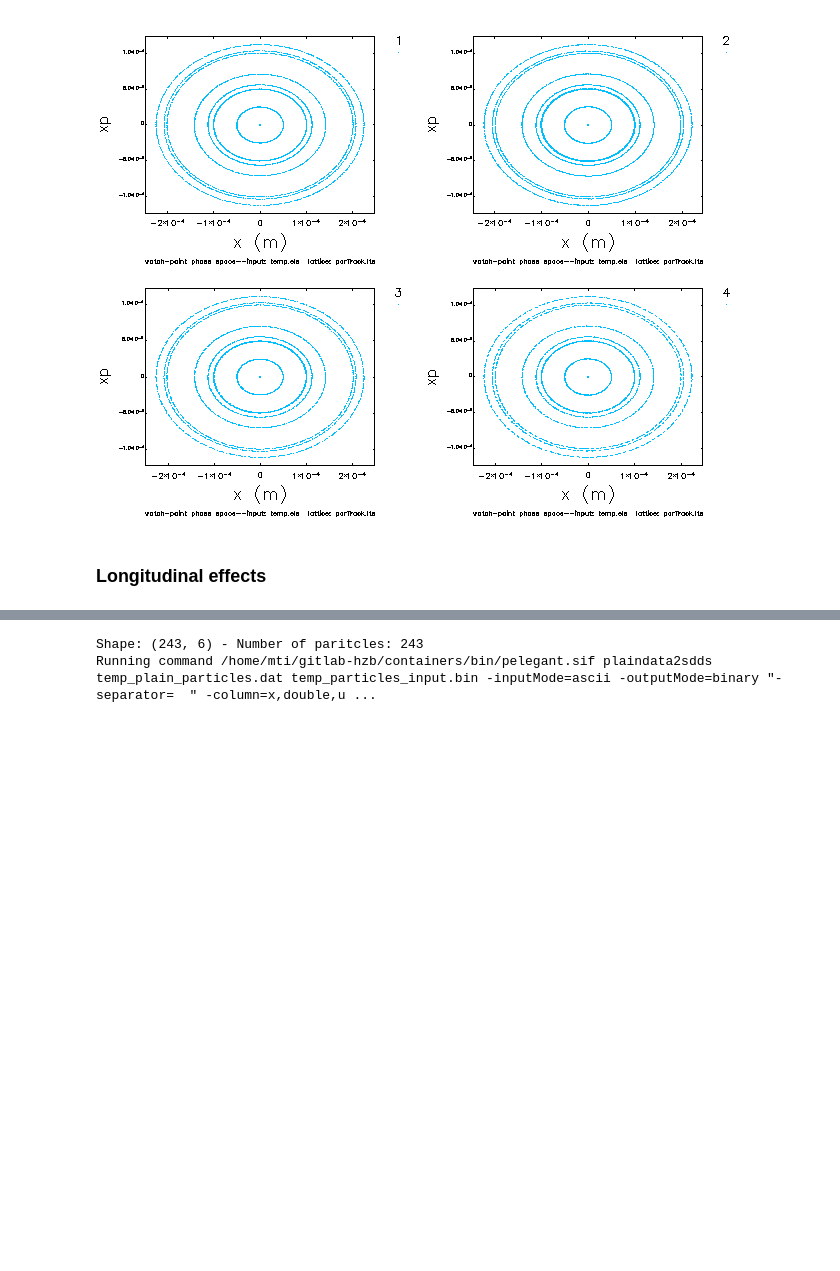
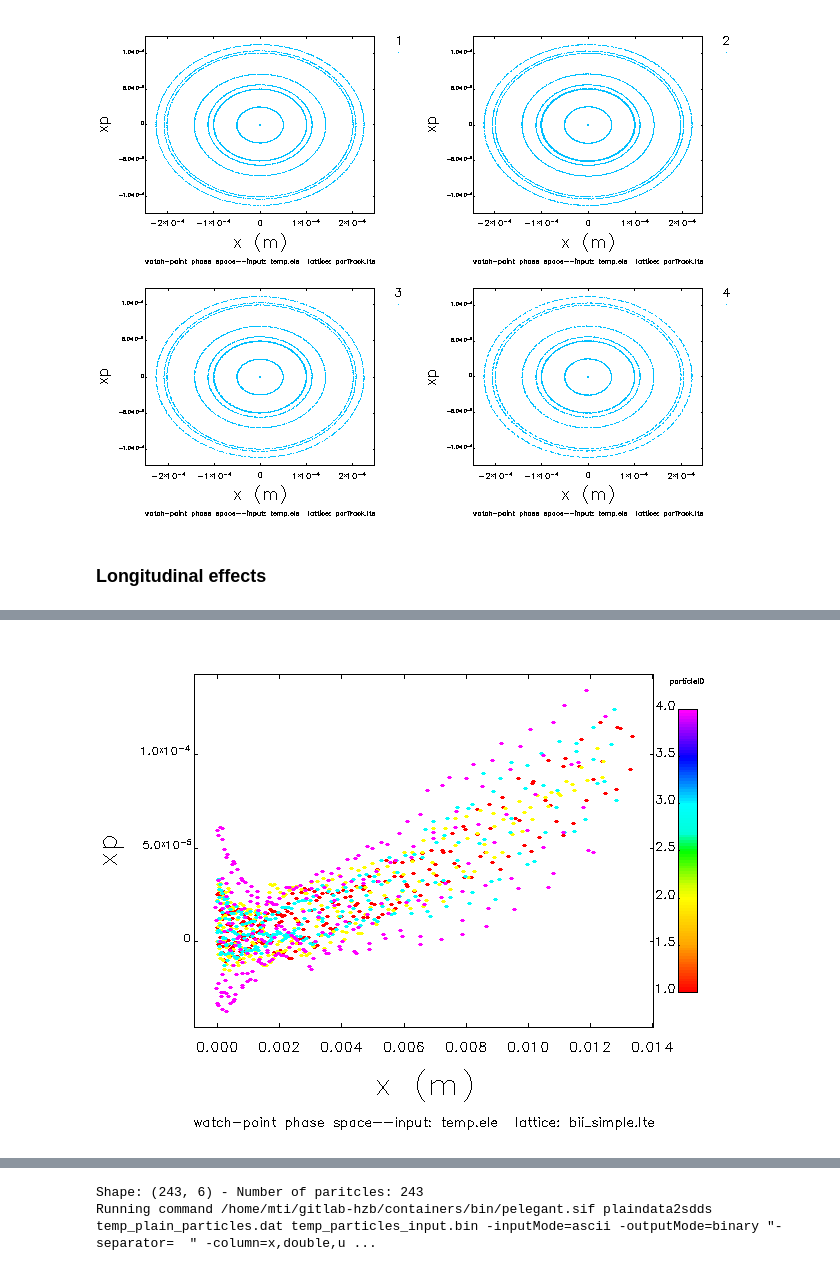
Before and after one commit to tomerten/PyElegantSDDS, a Jupyter notebook: docs/notebook/Tutorial_ElegantRun.ipynb, the cells around one changed output, grey strips where cells are left out. Drawn from its saved outputs; the diff is of its cells as text; code cells hidden in the pictures; blank space fills up the shorter version.

```diff
--- a/docs/notebook/Tutorial_ElegantRun.ipynb
+++ b/docs/notebook/Tutorial_ElegantRun.ipynb
@@ -773,0 +902,4 @@ Image(filename="partrack_varycommand_rect_mode_table_.png")
+# %%
+Image('bii_rad_no_rf_long_xpx.png')
+# %% [output]
+[figure, added]
```
Also changed, not shown: parts of 28 cells of this notebook, 25 other files.
